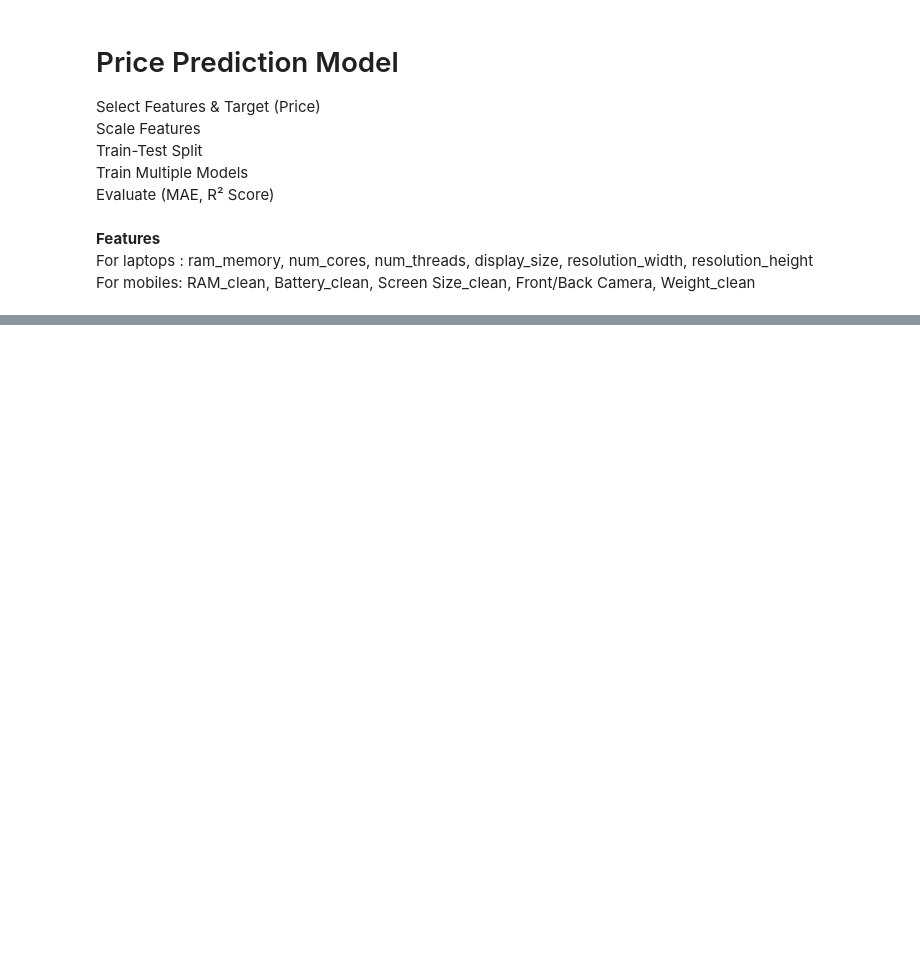
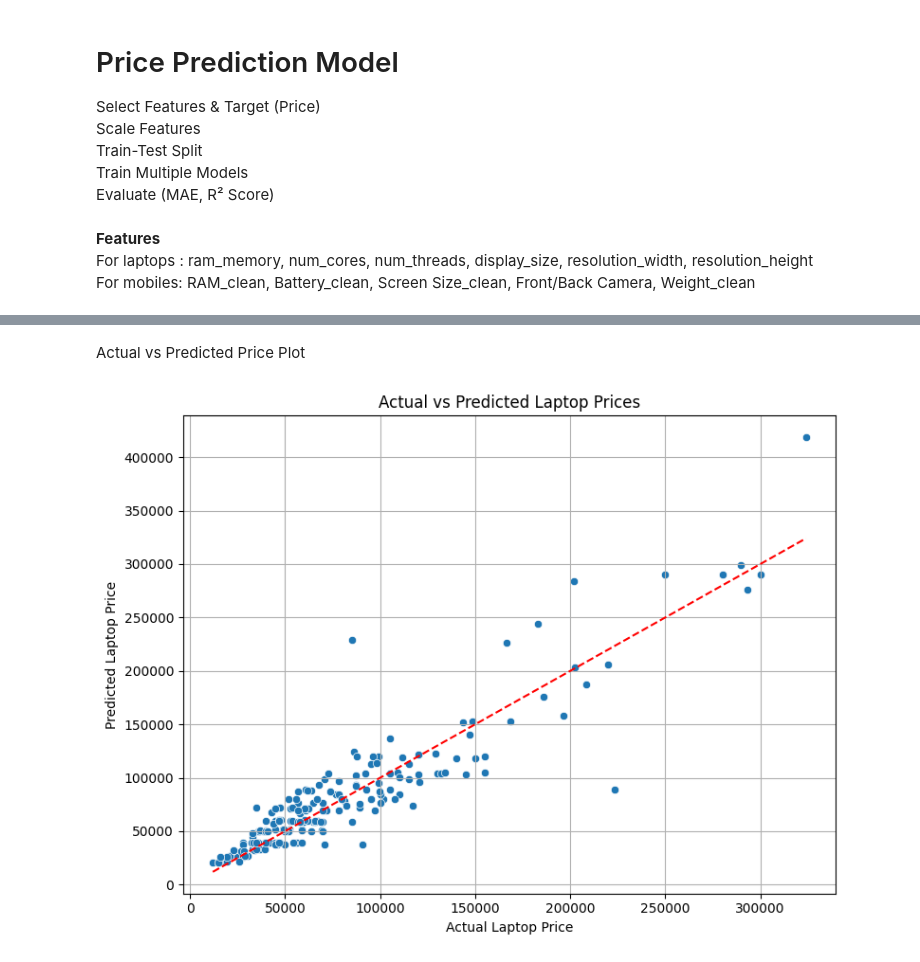
Before and after one commit to JiyaVe/Data-Scraping-and-Visualization, a Jupyter notebook: MTH443_Project.ipynb, the cells around one changed output, grey strips where cells are left out. Saved outputs shown, nothing was run; the diff lists cells and outputs as text; code cells hidden in the pictures; blank space fills up the shorter version.

```diff
--- a/MTH443_Project.ipynb
+++ b/MTH443_Project.ipynb
@@ -1842,0 +1932,26 @@ for name, model in models.items():
+# %% [markdown]
+Actual vs Predicted Price Plot
+# %%
+# Scale & Split for Laptop
+scaler = StandardScaler()
+X_laptop_scaled = scaler.fit_transform(X_laptop)
+X_train_lap, X_test_lap, y_train_lap, y_test_lap = train_test_split(X_laptop_scaled, y_laptop, test_size=0.2, random_state=42)
+
+# Train Gradient Boosting for Laptop
+gb_laptop = GradientBoostingRegressor(random_state=42)
+gb_laptop.fit(X_train_lap, y_train_lap)
+
+# Predict & Plot
+y_pred_lap = gb_laptop.predict(X_test_lap)
+
+plt.figure(figsize=(8,6))
+sns.scatterplot(x=y_test_lap, y=y_pred_lap)
+plt.plot([y_test_lap.min(), y_test_lap.max()], [y_test_lap.min(), y_test_lap.max()], 'r--')
+plt.xlabel('Actual Laptop Price')
+plt.ylabel('Predicted Laptop Price')
+plt.title('Actual vs Predicted Laptop Prices')
+plt.grid(True)
+plt.tight_layout()
+plt.show()
+# %% [output]
+[figure, added]
```
Also changed, not shown: parts of 12 cells of this notebook.
